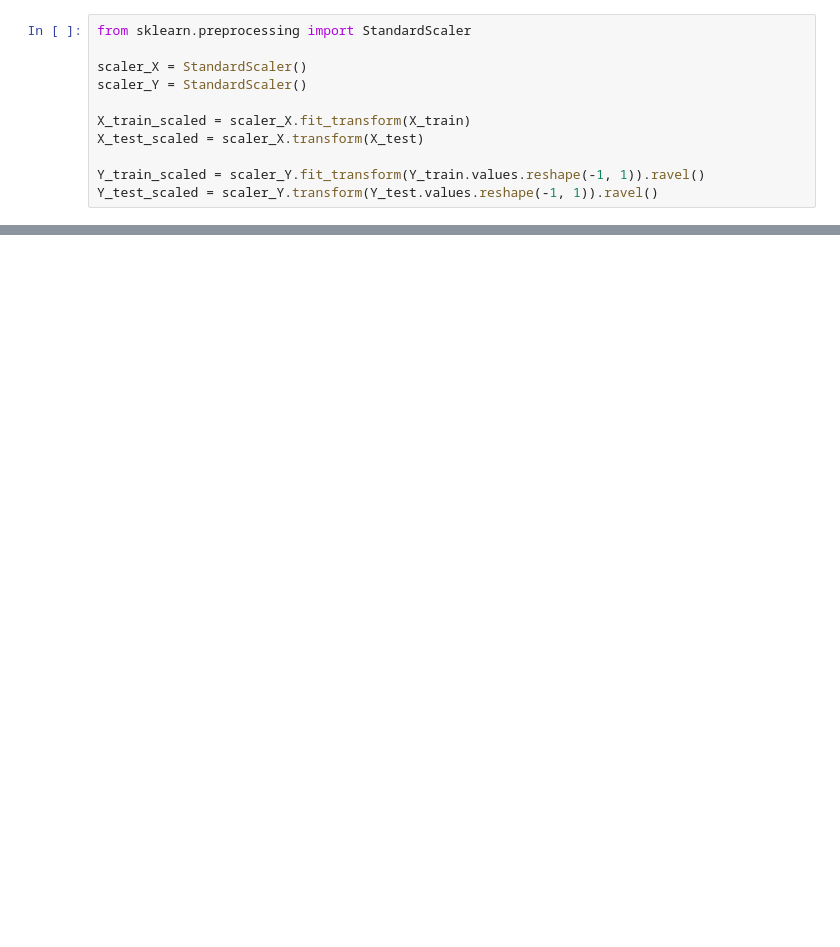
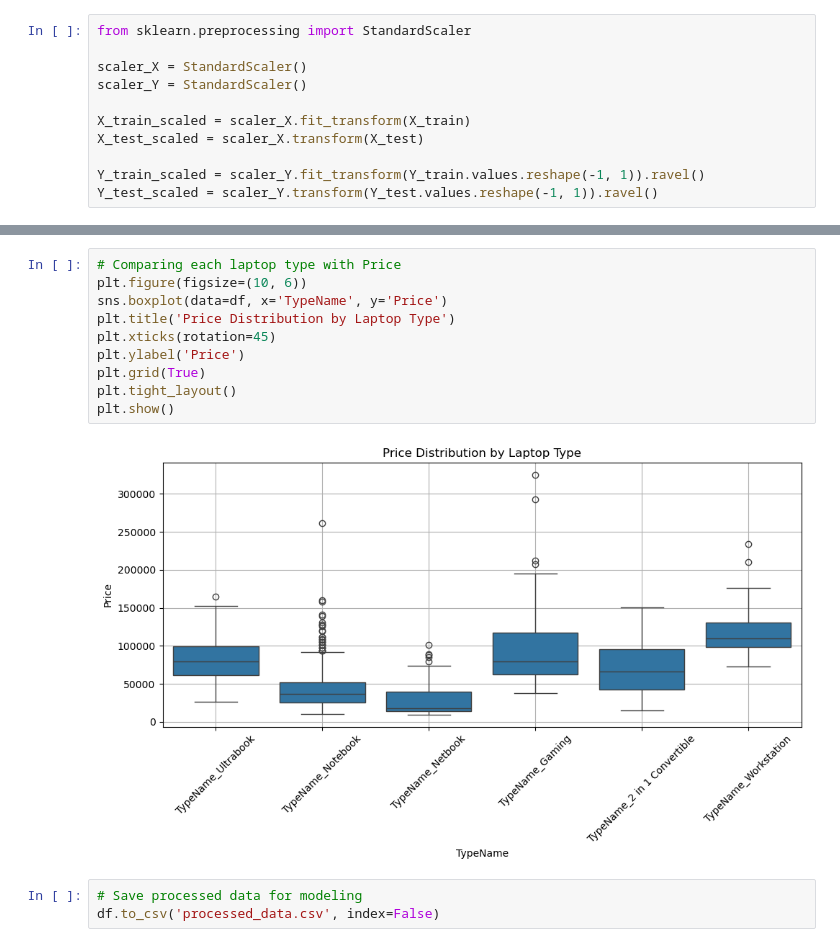
Before and after one commit to Ddasunsandeepa/laptop_price_predictor_project, a Jupyter notebook: notebooks/FC212012-Sajani/Data_Preprocessing.ipynb, the cells around one changed output, grey strips where cells are left out. Cells and saved outputs as stored; diff of their text form; blank space fills up the shorter version.

```diff
--- a/notebooks/FC212012-Sajani/Data_Preprocessing.ipynb
+++ b/notebooks/FC212012-Sajani/Data_Preprocessing.ipynb
@@ -834,0 +619,15 @@ plt.show()
+# %%
+# Comparing each laptop type with Price
+plt.figure(figsize=(10, 6))
+sns.boxplot(data=df, x='TypeName', y='Price')
+plt.title('Price Distribution by Laptop Type')
+plt.xticks(rotation=45)
+plt.ylabel('Price')
+plt.grid(True)
+plt.tight_layout()
+plt.show()
+# %% [output]
+[figure, added]
+# %%
+# Save processed data for modeling
+df.to_csv('processed_data.csv', index=False)
```
Also changed, not shown: parts of 39 cells of this notebook, 3 other files.
